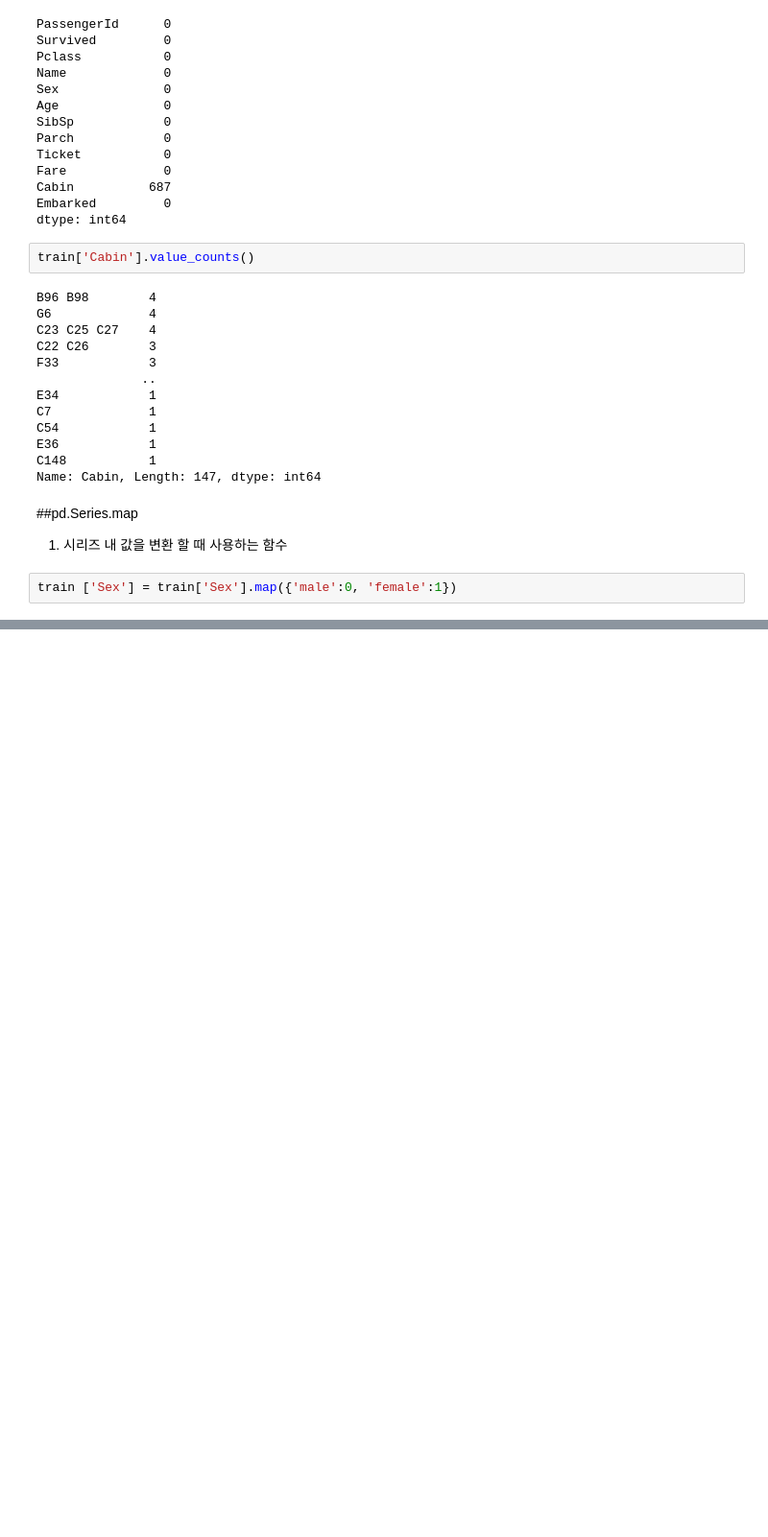
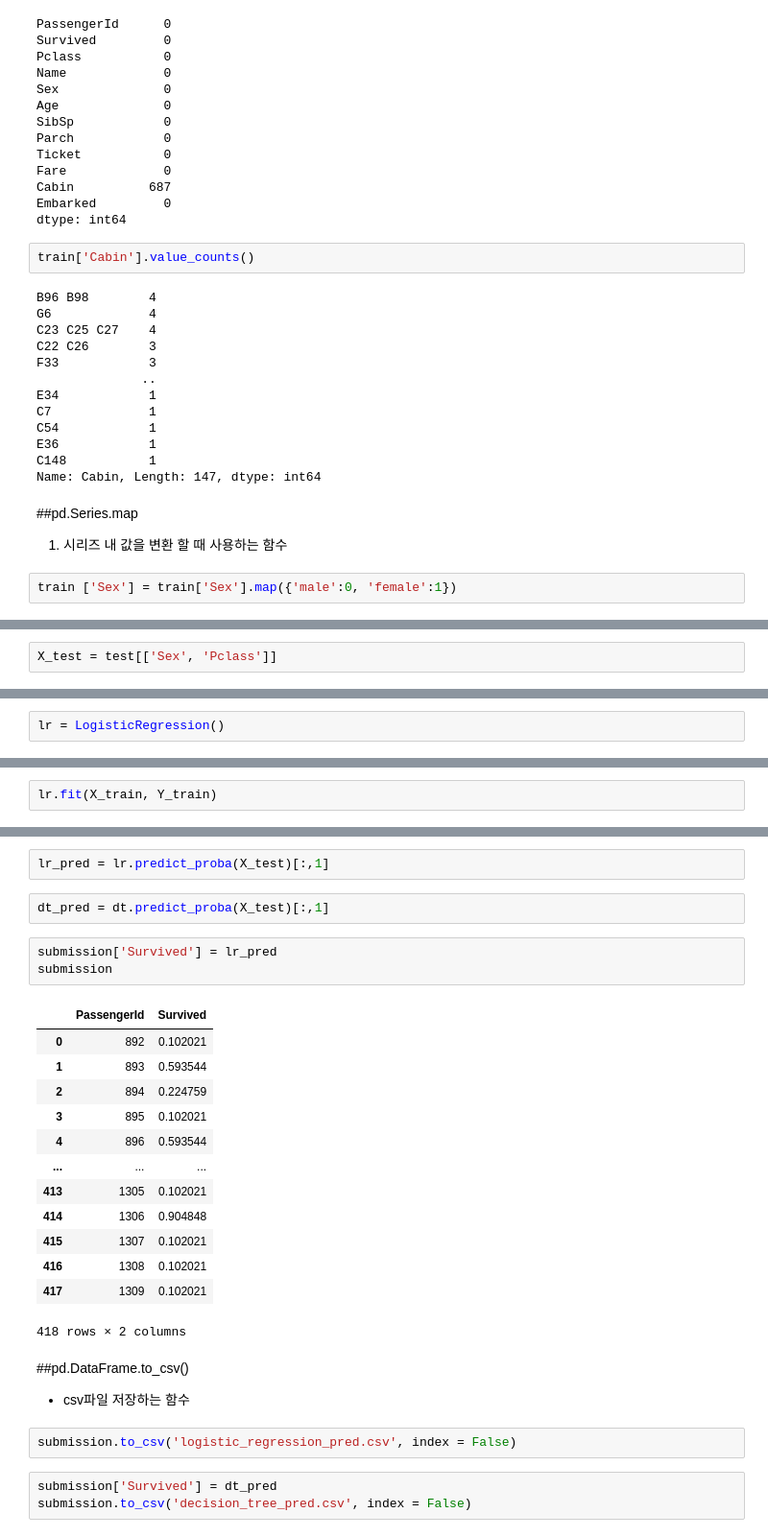
Before and after one commit to 1731001/data-study, a Jupyter notebook: titanic.ipynb, the cells around one changed output, grey strips where cells are left out. Shown at 96% size. Drawn from its saved outputs; the diff is of its cells as text; blank space fills up the shorter version.

```diff
--- a/titanic.ipynb
+++ b/titanic.ipynb
@@ -290,0 +299,2 @@ train.head()
+# %%
+X_test = test[['Sex', 'Pclass']]
@@ -290,0 +306,2 @@ train.head()
+# %%
+lr = LogisticRegression()
@@ -290,0 +321,2 @@ train.head()
+# %%
+lr.fit(X_train, Y_train)
@@ -290,0 +379,30 @@ train.head()
+# %%
+lr_pred = lr.predict_proba(X_test)[:,1]
+# %%
+dt_pred = dt.predict_proba(X_test)[:,1]
+# %%
+submission['Survived'] = lr_pred
+submission
+# %% [output]
+|  | PassengerId | Survived |
+| 0 | 892 | 0.102021 |
+| 1 | 893 | 0.593544 |
+| 2 | 894 | 0.224759 |
+| 3 | 895 | 0.102021 |
+| 4 | 896 | 0.593544 |
+| ... | ... | ... |
+| 413 | 1305 | 0.102021 |
+| 414 | 1306 | 0.904848 |
+| 415 | 1307 | 0.102021 |
+| 416 | 1308 | 0.102021 |
+| 417 | 1309 | 0.102021 |
+418 rows × 2 columns
+# %% [markdown]
+##pd.DataFrame.to_csv()
+
+*   csv파일 저장하는 함수
+# %%
+submission.to_csv('logistic_regression_pred.csv', index = False)
+# %%
+submission['Survived'] = dt_pred
+submission.to_csv('decision_tree_pred.csv', index = False)
```
Also changed, not shown: parts of 14 cells of this notebook.
